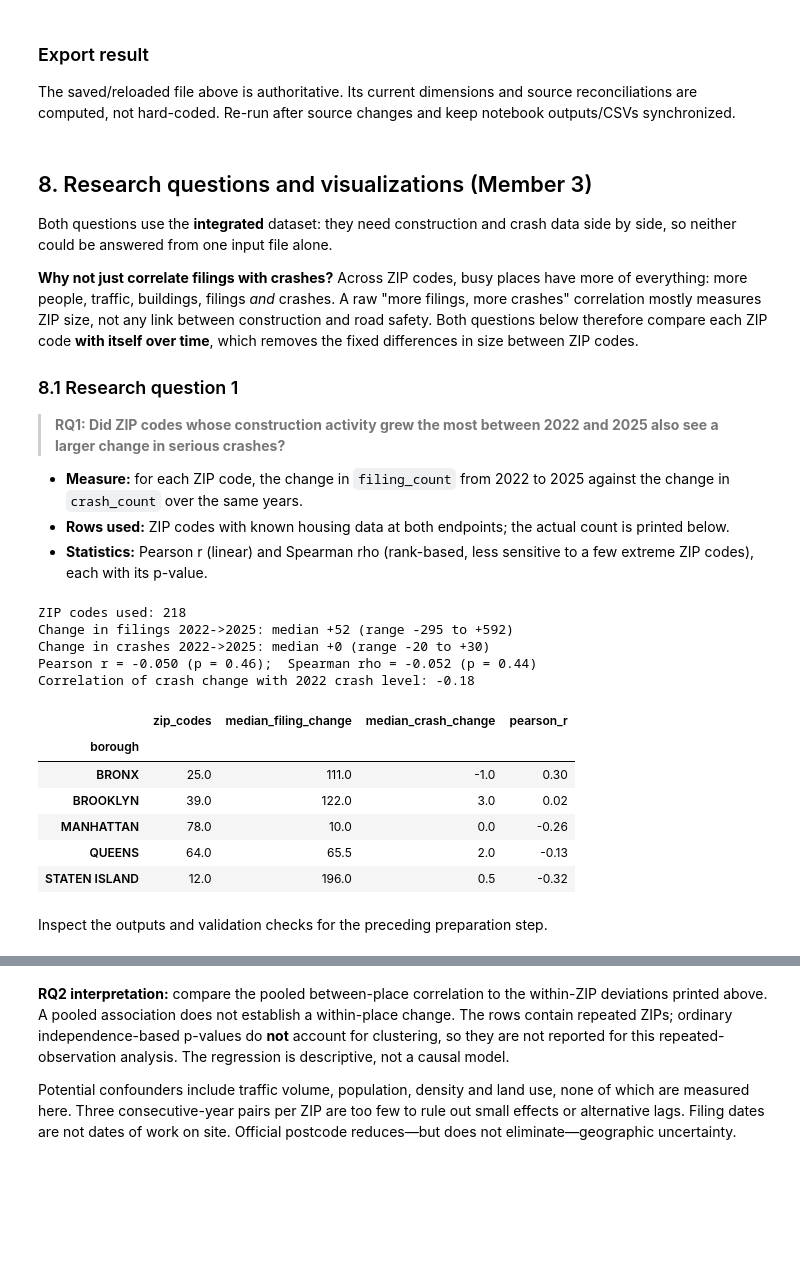
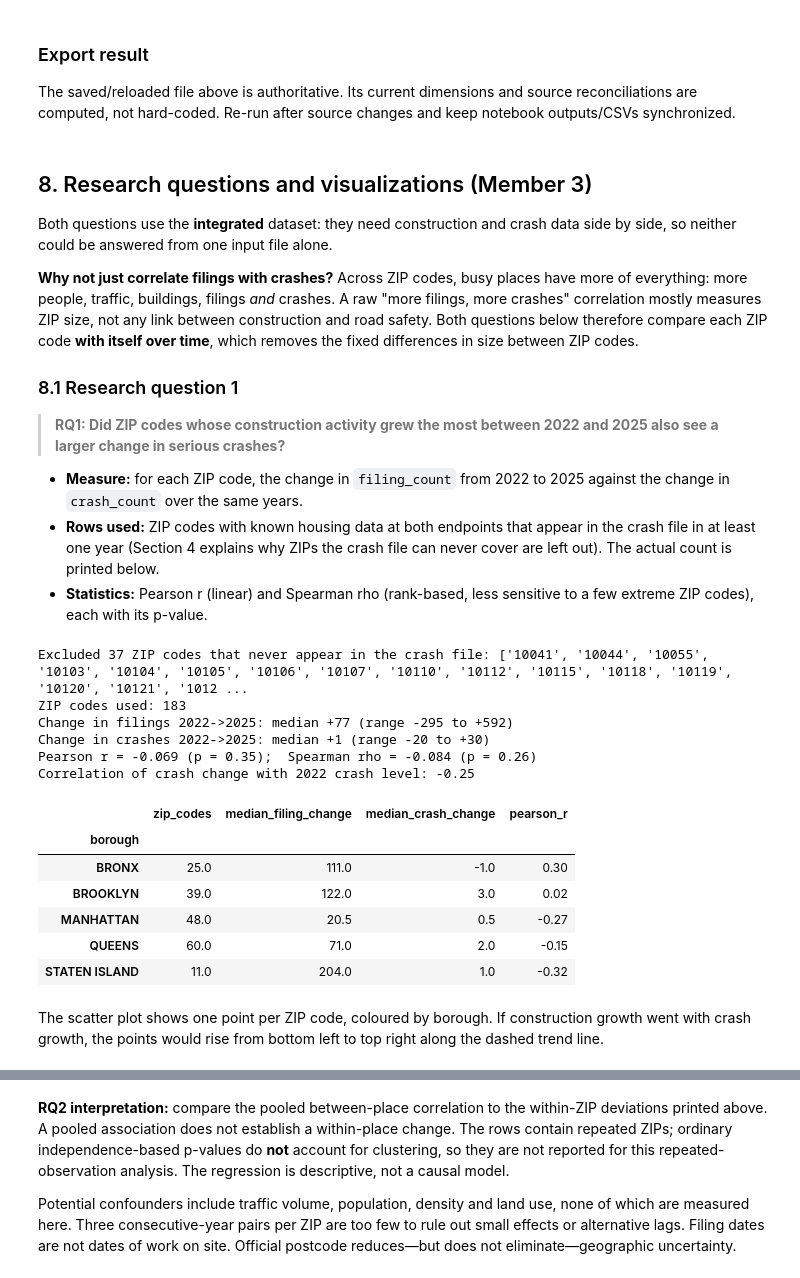
Before and after one commit to mariammashoud/nyc-housing-transport, a Jupyter notebook: notebooks/Member3_Integration.ipynb, the cells around one changed output, grey strips where cells are left out. Drawn from its saved outputs; the diff is of its cells as text; code cells hidden in the pictures; blank space fills up the shorter version.

```diff
--- a/notebooks/Member3_Integration.ipynb
+++ b/notebooks/Member3_Integration.ipynb
@@ -707,7 +709,7 @@ Both questions use the **integrated** dataset: they need construction and crash
 > **RQ1: Did ZIP codes whose construction activity grew the most between 2022 and 2025 also see a larger change in serious crashes?**
 
 - **Measure:** for each ZIP code, the change in `filing_count` from 2022 to 2025 against the change in `crash_count` over the same years.
-- **Rows used:** ZIP codes with known housing data at both endpoints; the actual count is printed below.
+- **Rows used:** ZIP codes with known housing data at both endpoints that appear in the crash file in at least one year (Section 4 explains why ZIPs the crash file can never cover are left out). The actual count is printed below.
 - **Statistics:** Pearson r (linear) and Spearman rho (rank-based, less sensitive to a few extreme ZIP codes), each with its p-value.
 # %%
 from scipy import stats
@@ -715,45 +717,51 @@ from scipy import stats
 BOROUGH_COLORS = {"BRONX": "#2a78d6", "BROOKLYN": "#eb6834", "MANHATTAN": "#1baf7a",
                   "QUEENS": "#eda100", "STATEN ISLAND": "#e87ba4"}
 
-wide = (integrated[integrated["has_housing_data"]]
+# ZIP codes that appear in the crash file in at least one year (see Section 4)
+crash_zips = set(integrated.loc[integrated["has_crash_data"], "zip_code"])
+never_in_crash_file = sorted(set(integrated["zip_code"]) - crash_zips)
+print(f"Excluded {len(never_in_crash_file)} ZIP codes that never appear in the crash file: {never_in_crash_file}")
+
+wide = (integrated[integrated["has_housing_data"] & integrated["zip_code"].isin(crash_zips)]
         .pivot(index="zip_code", columns="year", values=["filing_count", "crash_count"]).astype(float))
 rq1 = pd.DataFrame({
     "filing_change": wide[("filing_count", 2025)] - wide[("filing_count", 2022)],
     "crash_change": wide[("crash_count", 2025)] - wide[("crash_count", 2022)],
     "crashes_2022": wide[("crash_count", 2022)],
 }).dropna()
 rq1["borough"] = rq1.index.map(integrated.drop_duplicates("zip_code").set_index("zip_code")["borough"])
 
 r, p_r = stats.pearsonr(rq1["filing_change"], rq1["crash_change"])
 rho, p_rho = stats.spearmanr(rq1["filing_change"], rq1["crash_change"])
 print(f"ZIP codes used: {len(rq1)}")
 print(f"Change in filings 2022->2025: median {rq1['filing_change'].median():+.0f} (range {rq1['filing_change'].min():+.0f} to {rq1['filing_change'].max():+.0f})")
 print(f"Change in crashes 2022->2025: median {rq1['crash_change'].median():+.0f} (range {rq1['crash_change'].min():+.0f} to {rq1['crash_change'].max():+.0f})")
 print(f"Pearson r = {r:.3f} (p = {p_r:.2f});  Spearman rho = {rho:.3f} (p = {p_rho:.2f})")
 
 # Check: is crash change just regression to the mean (high-crash ZIPs falling back)?
 print(f"Correlation of crash change with 2022 crash level: {rq1['crash_change'].corr(rq1['crashes_2022']):.2f}")
 
 by_boro = rq1.groupby("borough").apply(lambda g: pd.Series({
     "zip_codes": len(g), "median_filing_change": g["filing_change"].median(),
     "median_crash_change": g["crash_change"].median(),
     "pearson_r": g["filing_change"].corr(g["crash_change"])})).round(2)
 by_boro
 # %% [output]
-ZIP codes used: 218
-Change in filings 2022->2025: median +52 (range -295 to +592)
-Change in crashes 2022->2025: median +0 (range -20 to +30)
-Pearson r = -0.050 (p = 0.46);  Spearman rho = -0.052 (p = 0.44)
-Correlation of crash change with 2022 crash level: -0.18
+Excluded 37 ZIP codes that never appear in the crash file: ['10041', '10044', '10055', '10103', '10104', '10105', '10106', '10107', '10110', '10112', '10115', '10118', '10119', '10120', '10121', '1012 ...
+ZIP codes used: 183
+Change in filings 2022->2025: median +77 (range -295 to +592)
+Change in crashes 2022->2025: median +1 (range -20 to +30)
+Pearson r = -0.069 (p = 0.35);  Spearman rho = -0.084 (p = 0.26)
+Correlation of crash change with 2022 crash level: -0.25
 |  | zip_codes | median_filing_change | median_crash_change | pearson_r |
 | borough |  |  |  |  |
 | BRONX | 25.0 | 111.0 | -1.0 | 0.30 |
 | BROOKLYN | 39.0 | 122.0 | 3.0 | 0.02 |
-| MANHATTAN | 78.0 | 10.0 | 0.0 | -0.26 |
-| QUEENS | 64.0 | 65.5 | 2.0 | -0.13 |
-| STATEN ISLAND | 12.0 | 196.0 | 0.5 | -0.32 |
+| MANHATTAN | 48.0 | 20.5 | 0.5 | -0.27 |
+| QUEENS | 60.0 | 71.0 | 2.0 | -0.15 |
+| STATEN ISLAND | 11.0 | 204.0 | 1.0 | -0.32 |
 # %% [markdown]
-Inspect the outputs and validation checks for the preceding preparation step.
+The scatter plot shows one point per ZIP code, coloured by borough. If construction growth went with crash growth, the points would rise from bottom left to top right along the dashed trend line.
 # %%
 fig, ax = plt.subplots(figsize=(11, 6.5))
 
```
Also changed, not shown: parts of 22 cells of this notebook, 2 other files.
